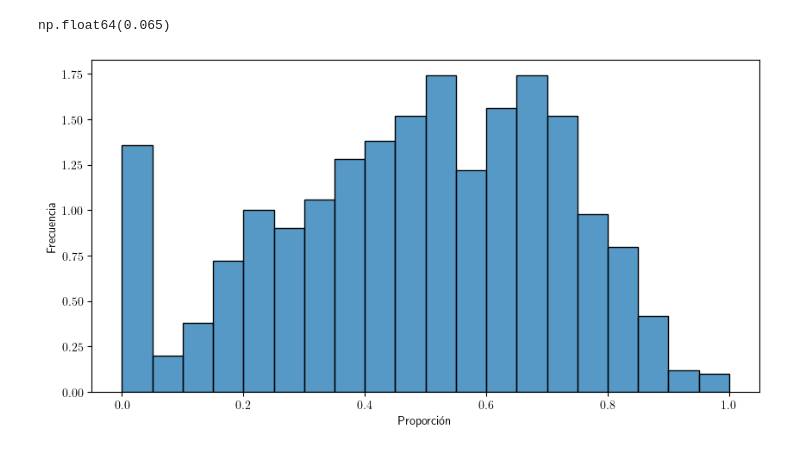
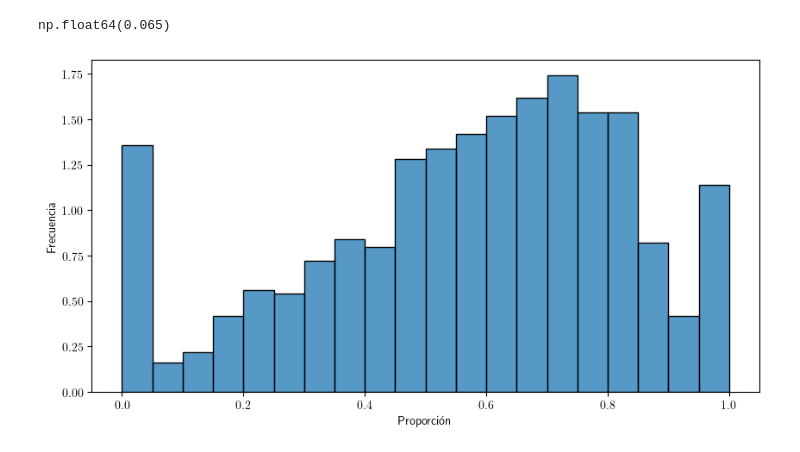
Before and after one commit to sponja23/invop-tp, a Jupyter notebook: experimentos/exp3/experimento_3.ipynb, the cells around one changed output. Saved outputs shown, nothing was run; the diff lists cells and outputs as text; code cells hidden in the pictures.

```diff
--- a/experimentos/exp3/experimento_3.ipynb
+++ b/experimentos/exp3/experimento_3.ipynb
@@ -120,19 +120,20 @@ np.float64(0.065)
 # %%
 fig, ax = plt.subplots(1, 1, figsize=(10, 5))
 
 proporciones_optimo_ajustado = [
-    obj / instancia.beneficio_maximo_pagando_minimo()
+    obj / instancia.bmp_realizables()
     for instancia, (obj, _) in zip(instancias, soluciones)
+    if instancia.bmp_realizables() > 0
 ]
 
 sns.histplot(proporciones_optimo_ajustado, bins=20, ax=ax, stat="density")
 
 ax.set_xlabel("Proporción")
 ax.set_ylabel("Frecuencia")
 
 # Save
-plt.savefig("graficos/distribucion_proporcion_objetivo_ajustado.pdf")
+plt.savefig("graficos/distribucion_proporcion_objetivo.pdf")
 
 plt.show()
 # %% [output]
-[figure, old version]
+[figure, new version]
```
Also changed, not shown: parts of 5 cells of this notebook, 16 other files.
